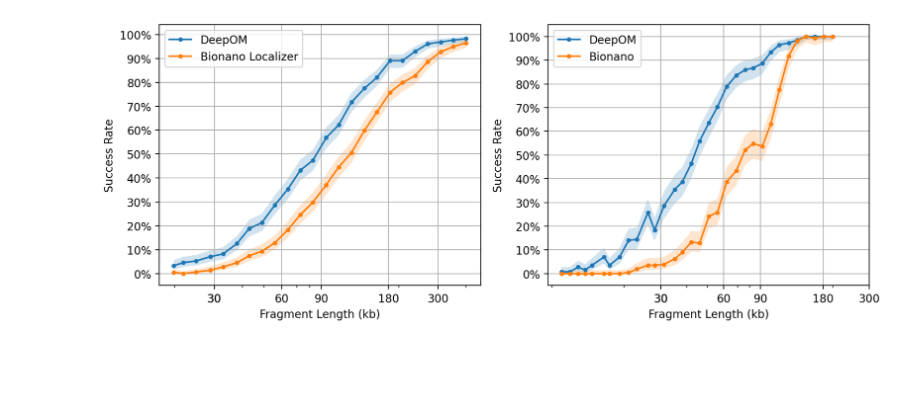
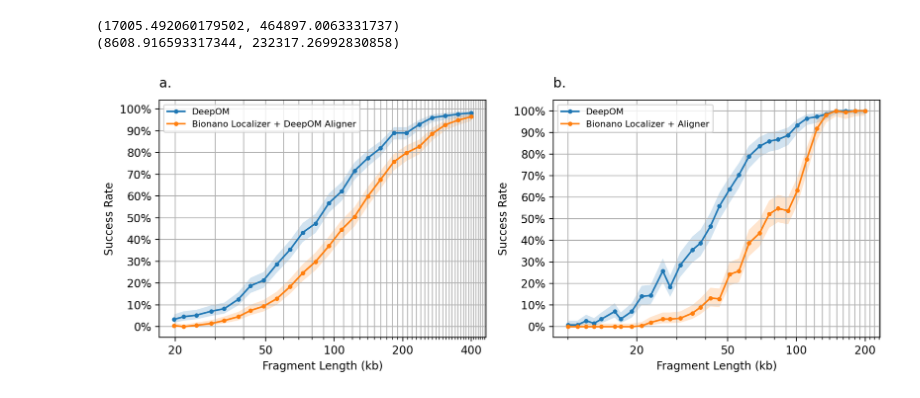
Before and after one commit to yevgenin/DeepOM, a Jupyter notebook: notebooks/benchmark_figure.ipynb, the cells around one changed output. Cells and saved outputs as stored; diff of their text form; code cells hidden in the pictures; blank space fills up the shorter version.

```diff
--- a/notebooks/benchmark_figure.ipynb
+++ b/notebooks/benchmark_figure.ipynb
@@ -21,22 +21,51 @@ report2.plot_compare()
 # %%
+from matplotlib import ticker
+from matplotlib.ticker import MultipleLocator, LogLocator, AutoLocator
+
 _, axs = pyplot.subplots(figsize=(10, 4), dpi=200, ncols=2)
+
+title_kw = dict(loc="left", y=1.1, pad=-10, fontdict={"color": "k"})
 pyplot.sca(axs[0])
+pyplot.title("a.", **title_kw)
 report.plot_compare()
+
+
 def set_fig_params():
     pyplot.xscale("log")
-    # pyplot.gca().xaxis.set_major_locator()
     ax = pyplot.gca()
-    k = 30000
-    ax.set_xticks(numpy.geomspace(30, 300, 6) * 1000 // k * k)
-    # ax.xaxis.set_minor_locator(matplotlib.Scal(lambda x, y: int(x // 1000)))
+    lims = pyplot.xlim()
+    print(lims)
+
+
     ax.xaxis.set_major_formatter(matplotlib.ticker.FuncFormatter(lambda x, y: int(x // 1000)))
+    ax.xaxis.set_minor_locator(MultipleLocator(10000))
+    ax.xaxis.set_minor_formatter(matplotlib.ticker.NullFormatter())
+    pyplot.grid(which="both")
+
+
+set_fig_params()
+pyplot.legend(
+    pyplot.gca().lines,
+    ["DeepOM", "Bionano Localizer + DeepOM Aligner"],
+    fontsize=8,
+)
+pyplot.xticks(numpy.stack([20, 50, 100, 200, 400]) * 1000)
+pyplot.sca(axs[1])
+
+pyplot.title("b.", **title_kw)
+report2.plot_compare()
 set_fig_params()
 
-pyplot.sca(axs[1])
-report2.plot_compare()
-set_fig_params()
+pyplot.legend(
+    pyplot.gca().lines,
+    ["DeepOM", "Bionano Localizer + Aligner"],
+    fontsize=8,
+)
+pyplot.xticks(numpy.stack([20, 50, 100, 200]) * 1000)
 pyplot.tight_layout()
 for ext in [".pdf", ".jpg"]:
     pyplot.savefig(Path("../../DeepOM-Paper/figures") / ("benchmark_figure" + ext), bbox_inches='tight')
 # %% [output]
+(17005.492060179502, 464897.0063331737)
+(8608.916593317344, 232317.26992830858)
-[figure, old version]
+[figure, new version]
```
Also changed, not shown: parts of 3 cells of this notebook, 2 other files.
